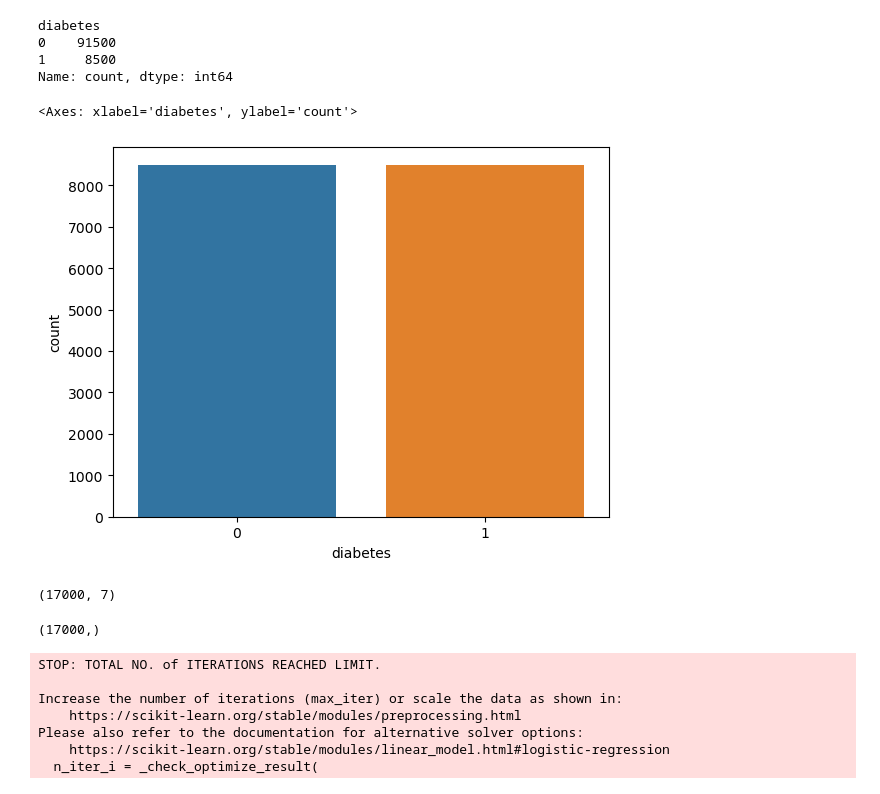
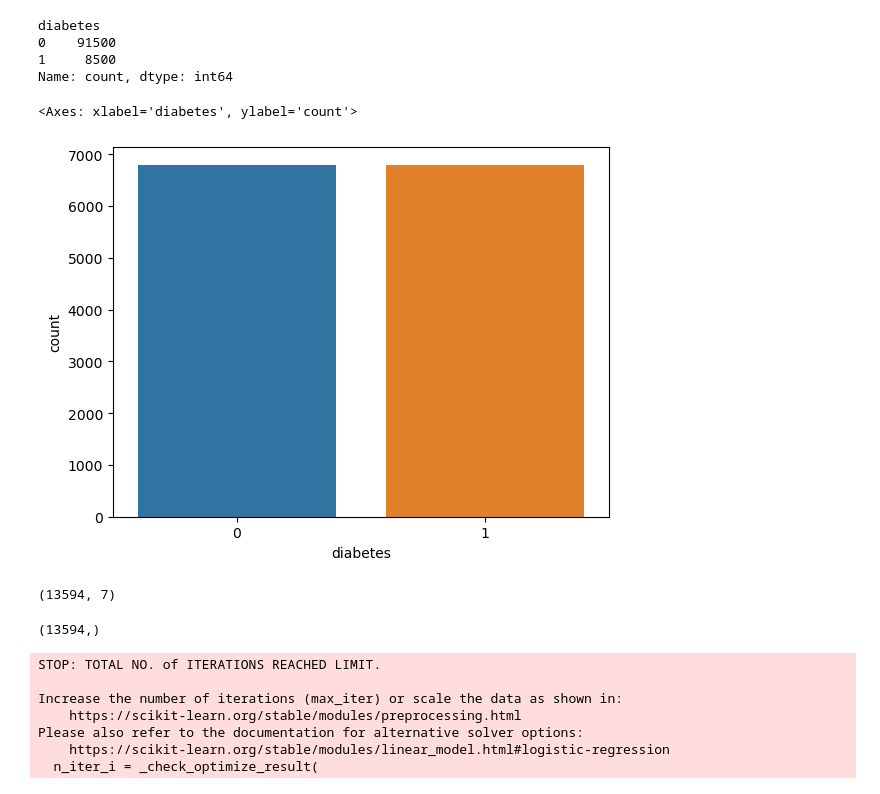
Before and after one commit to Somilpuri2001/Diabetes-predictor, a Jupyter notebook: model.ipynb, the cells around one changed output. Cells and saved outputs as stored; diff of their text form; code cells hidden in the pictures.

```diff
--- a/model.ipynb
+++ b/model.ipynb
@@ -117,19 +120,19 @@ y = df.iloc[:,-1]
 from imblearn.under_sampling import RandomUnderSampler
 # %%
 undersampler = RandomUnderSampler(random_state=2)
-# %%
-X_resampled,y_resampled = undersampler.fit_resample(X,y)
+# %%
+X_train_resampled,y_train_resampled = undersampler.fit_resample(x_train,y_train)
 # %%
-sns.countplot(x=y_resampled)
+sns.countplot(x=y_train_resampled)
 # %% [output]
 <Axes: xlabel='diabetes', ylabel='count'>
-[figure, old version]
+[figure, new version]
 # %%
-X_resampled.shape
+X_train_resampled.shape
 # %% [output]
-(17000, 7)
+(13594, 7)
 # %%
-y_resampled.shape
+y_train_resampled.shape
 # %% [output]
-(17000,)
+(13594,)
 # %%
```
Also changed, not shown: parts of 26 cells of this notebook.
